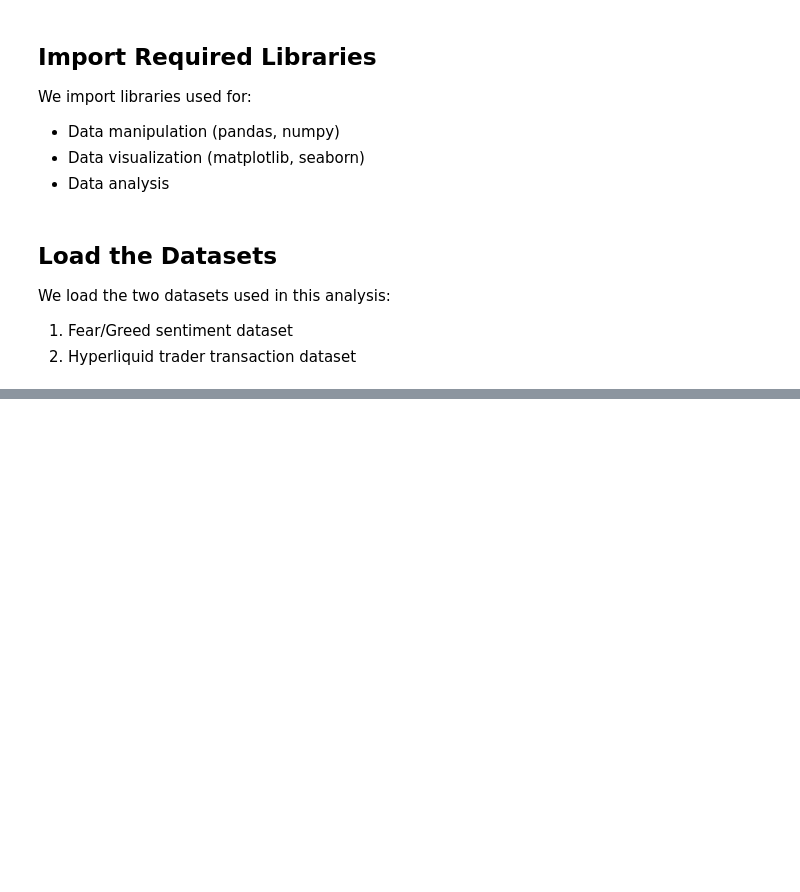
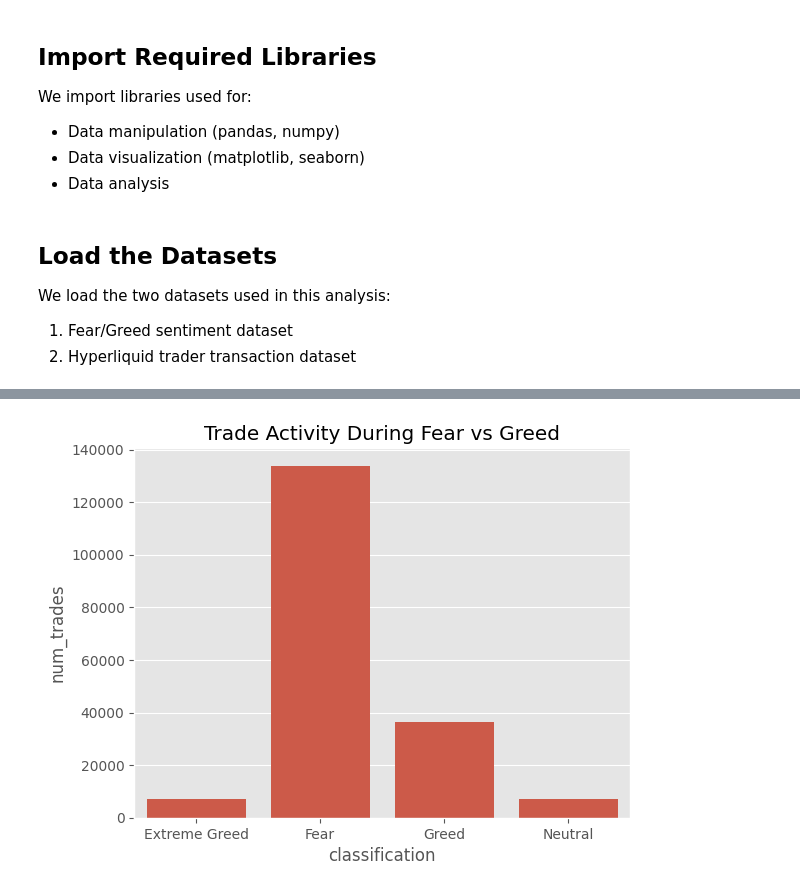
Before and after one commit to Trickybutshruti/Market-Sentiment-Analysis, a Jupyter notebook: analysis.ipynb, the cells around one changed output, grey strips where cells are left out. Cells and saved outputs as stored; diff of their text form; code cells hidden in the pictures; blank space fills up the shorter version.

```diff
--- a/analysis.ipynb
+++ b/analysis.ipynb
@@ -41,0 +234,11 @@ Sentiment Dataset Shape: (2644, 4)
+# %%
+trades_by_sentiment = data.groupby('classification').size().reset_index(name='num_trades')
+
+trades_by_sentiment
+sns.barplot(x='classification', y='num_trades', data=trades_by_sentiment)
+
+plt.title("Trade Activity During Fear vs Greed")
+
+plt.show()
+# %% [output]
+[figure, added]
```
Also changed, not shown: parts of 22 cells of this notebook.
